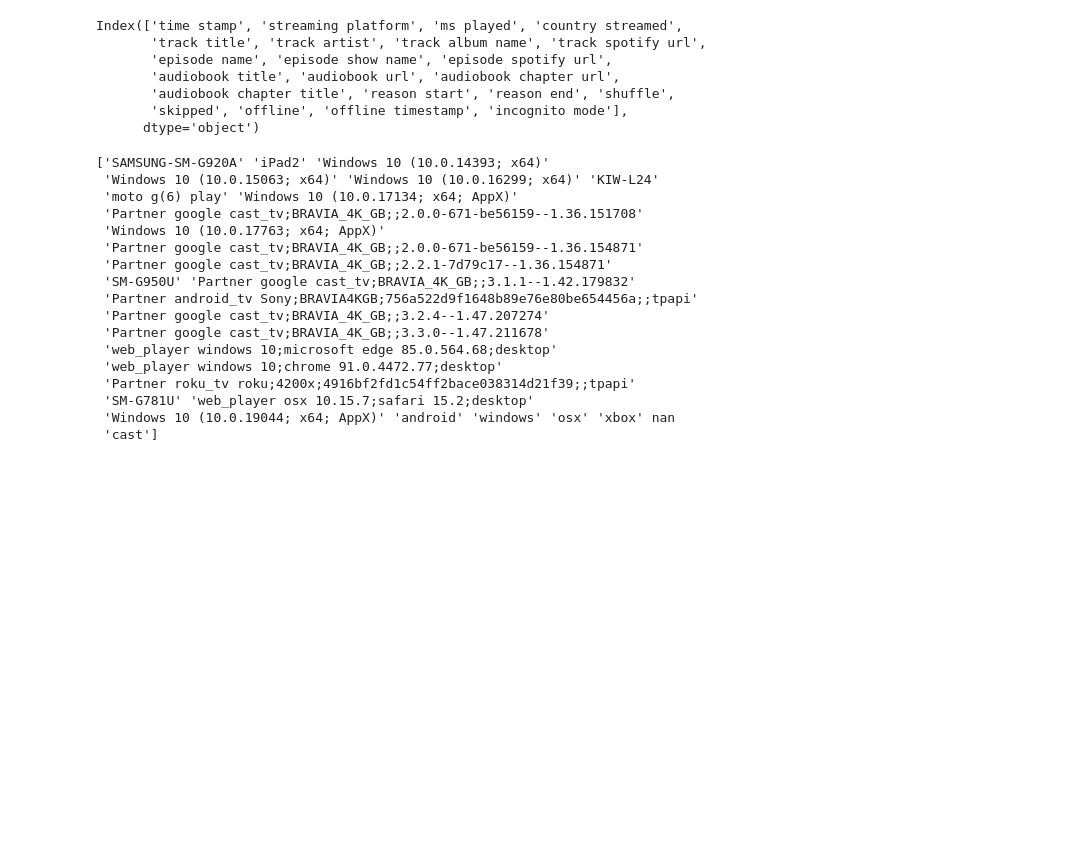
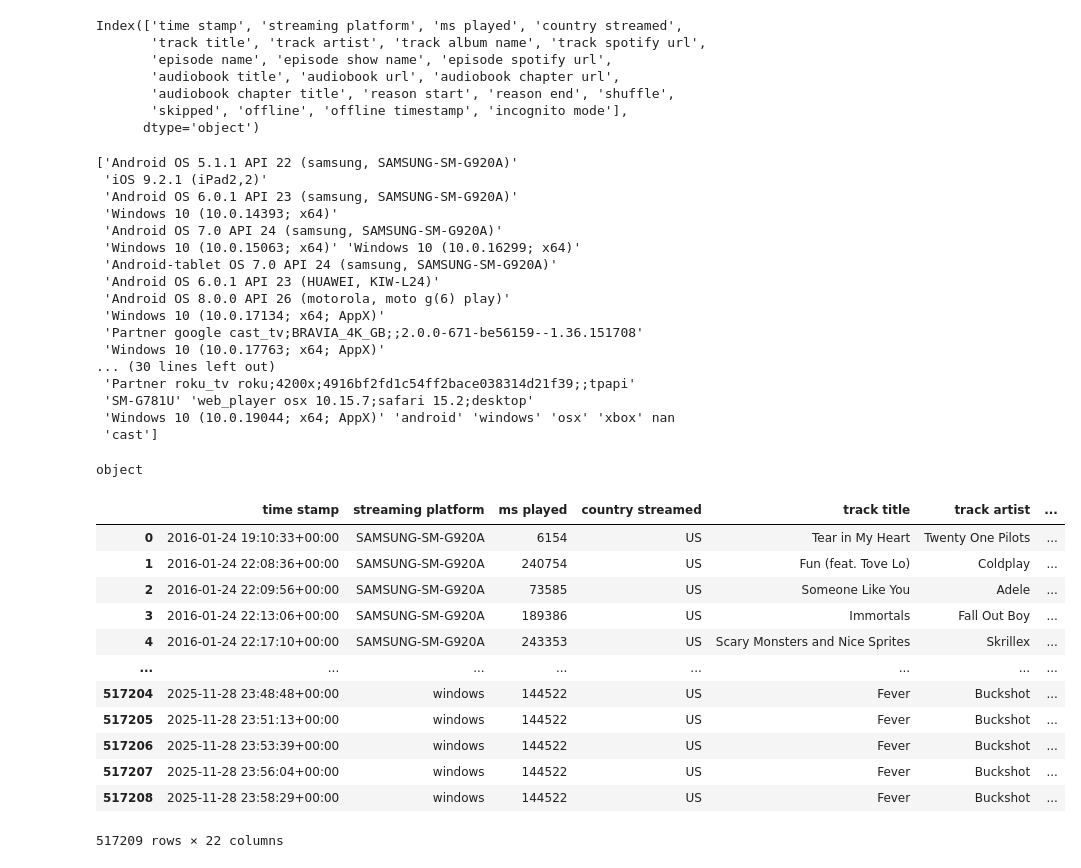
Before and after one commit to stujie/spotify_data_analysis, a Jupyter notebook: 5_data_cleaning.ipynb, the cells around one changed output. Saved outputs shown, nothing was run; the diff lists cells and outputs as text; code cells hidden in the pictures; blank space fills up the shorter version.

```diff
--- a/5_data_cleaning.ipynb
+++ b/5_data_cleaning.ipynb
@@ -45,6 +45,8 @@ Index(['time stamp', 'streaming platform', 'ms played', 'country streamed',
       dtype='object')
 # %%
 # step 2: categorical typos
+print(df['streaming platform'].unique())
+
 cleanup_map = {
     'Android OS 5.1.1 API 22 (samsung, SAMSUNG-SM-G920A)': 'SAMSUNG-SM-G920A',
     'iOS 9.2.1 (iPad2,2)': 'iPad2',
@@ -65,20 +67,42 @@ df['streaming platform'] = df['streaming platform'].replace(cleanup_map)
 
 print(df['streaming platform'].unique())
 # %% [output]
-['SAMSUNG-SM-G920A' 'iPad2' 'Windows 10 (10.0.14393; x64)'
- 'Windows 10 (10.0.15063; x64)' 'Windows 10 (10.0.16299; x64)' 'KIW-L24'
- 'moto g(6) play' 'Windows 10 (10.0.17134; x64; AppX)'
+['Android OS 5.1.1 API 22 (samsung, SAMSUNG-SM-G920A)'
+ 'iOS 9.2.1 (iPad2,2)'
+ 'Android OS 6.0.1 API 23 (samsung, SAMSUNG-SM-G920A)'
+ 'Windows 10 (10.0.14393; x64)'
+ 'Android OS 7.0 API 24 (samsung, SAMSUNG-SM-G920A)'
+ 'Windows 10 (10.0.15063; x64)' 'Windows 10 (10.0.16299; x64)'
+ 'Android-tablet OS 7.0 API 24 (samsung, SAMSUNG-SM-G920A)'
+ 'Android OS 6.0.1 API 23 (HUAWEI, KIW-L24)'
+ 'Android OS 8.0.0 API 26 (motorola, moto g(6) play)'
+ 'Windows 10 (10.0.17134; x64; AppX)'
  'Partner google cast_tv;BRAVIA_4K_GB;;2.0.0-671-be56159--1.36.151708'
  'Windows 10 (10.0.17763; x64; AppX)'
- 'Partner google cast_tv;BRAVIA_4K_GB;;2.0.0-671-be56159--1.36.154871'
- 'Partner google cast_tv;BRAVIA_4K_GB;;2.2.1-7d79c17--1.36.154871'
- 'SM-G950U' 'Partner google cast_tv;BRAVIA_4K_GB;;3.1.1--1.42.179832'
- 'Partner android_tv Sony;BRAVIA4KGB;756a522d9f1648b89e76e80be654456a;;tpapi'
- 'Partner google cast_tv;BRAVIA_4K_GB;;3.2.4--1.47.207274'
- 'Partner google cast_tv;BRAVIA_4K_GB;;3.3.0--1.47.211678'
- 'web_player windows 10;microsoft edge 85.0.564.68;desktop'
- 'web_player windows 10;chrome 91.0.4472.77;desktop'
+... (30 lines left out)
  'Partner roku_tv roku;4200x;4916bf2fd1c54ff2bace038314d21f39;;tpapi'
  'SM-G781U' 'web_player osx 10.15.7;safari 15.2;desktop'
  'Windows 10 (10.0.19044; x64; AppX)' 'android' 'windows' 'osx' 'xbox' nan
  'cast']
+# %%
+# date parsing
+print(df['time stamp'].dtype)
+
+df['time stamp'] = pd.to_datetime(df['time stamp'],errors = 'coerce')
+
+df
+# %% [output]
+object
+|  | time stamp | streaming platform | ms played | country streamed | track title | track artist | ... |
+| 0 | 2016-01-24 19:10:33+00:00 | SAMSUNG-SM-G920A | 6154 | US | Tear in My Heart | Twenty One Pilots | ... |
+| 1 | 2016-01-24 22:08:36+00:00 | SAMSUNG-SM-G920A | 240754 | US | Fun (feat. Tove Lo) | Coldplay | ... |
+| 2 | 2016-01-24 22:09:56+00:00 | SAMSUNG-SM-G920A | 73585 | US | Someone Like You | Adele | ... |
+| 3 | 2016-01-24 22:13:06+00:00 | SAMSUNG-SM-G920A | 189386 | US | Immortals | Fall Out Boy | ... |
+| 4 | 2016-01-24 22:17:10+00:00 | SAMSUNG-SM-G920A | 243353 | US | Scary Monsters and Nice Sprites | Skrillex | ... |
+| ... | ... | ... | ... | ... | ... | ... | ... |
+| 517204 | 2025-11-28 23:48:48+00:00 | windows | 144522 | US | Fever | Buckshot | ... |
+| 517205 | 2025-11-28 23:51:13+00:00 | windows | 144522 | US | Fever | Buckshot | ... |
+| 517206 | 2025-11-28 23:53:39+00:00 | windows | 144522 | US | Fever | Buckshot | ... |
+| 517207 | 2025-11-28 23:56:04+00:00 | windows | 144522 | US | Fever | Buckshot | ... |
+| 517208 | 2025-11-28 23:58:29+00:00 | windows | 144522 | US | Fever | Buckshot | ... |
+517209 rows × 22 columns
```
Also changed, not shown: parts of 1 cell of this notebook.
